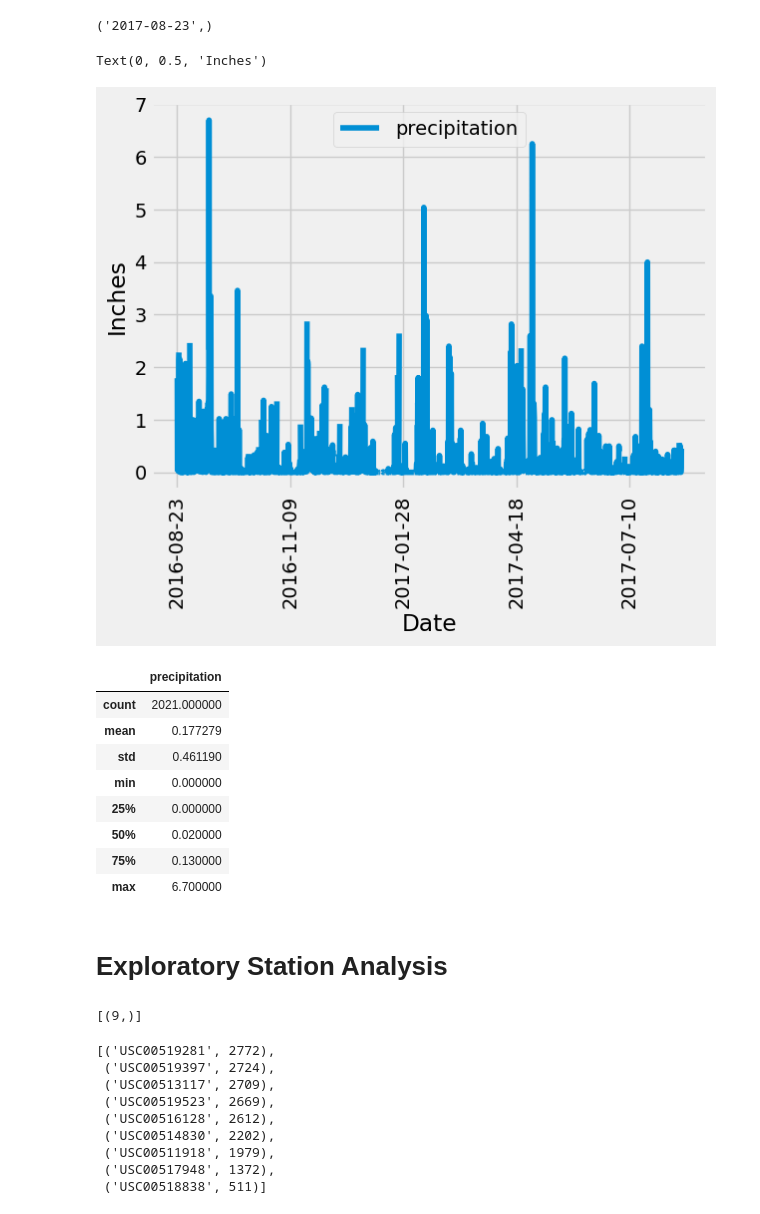
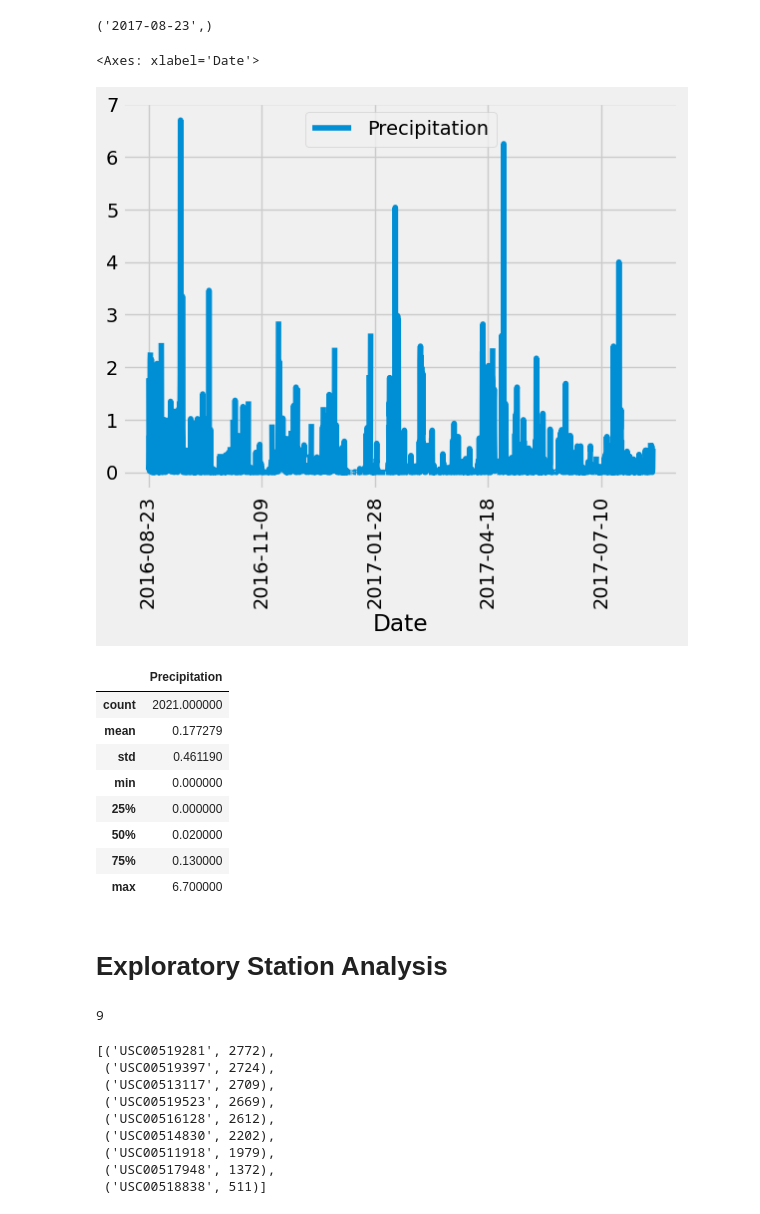
Before and after one commit to Lovepreet008/sqlalchemy-challenge, a Jupyter notebook: SurfsUp/climate_starter.ipynb, the cells around one changed output. Saved outputs shown, nothing was run; the diff lists cells and outputs as text; code cells hidden in the pictures.

```diff
--- a/SurfsUp/climate_starter.ipynb
+++ b/SurfsUp/climate_starter.ipynb
@@ -47,27 +47,38 @@ measure
 # %%
 # Design a query to retrieve the last 12 months of precipitation data and plot the results.
 # Starting from the most recent data point in the database.
 
+
+
 # Calculate the date one year from the last date in data set.
 
+year_range = dt.date(2017, 8, 23) - dt.timedelta(days=365)
 
 # Perform a query to retrieve the data and precipitation scores
+query = session.query(Measurement.date, Measurement.prcp).\
+                            filter(Measurement.date >= year_range).all()
 
 
 # Save the query results as a Pandas DataFrame. Explicitly set the column names
+df=pd.DataFrame(query)
+
+df=df.rename(columns={ 'date': 'Date', 'prcp': 'Precipitation'})
+
+# Sort the dataframe by date
+sorted_df=df.sort_values('Date')
 
 
-# Sort the dataframe by date
-
-
-# Use Pandas Plotting with Matplotlib to plot the data
+sorted_df.plot('Date', 'Precipitation', rot=90)
 # %% [output]
-Text(0, 0.5, 'Inches')
+<Axes: xlabel='Date'>
-[figure, old version]
+[figure, new version]
 # %%
 # Use Pandas to calculate the summary statistics for the precipitation data
+summary=sorted_df['Precipitation'].describe()
+summary_df = pd.DataFrame(summary, columns=["Precipitation"])
+summary_df
 # %% [output]
-|  | precipitation |
+|  | Precipitation |
 | count | 2021.000000 |
 | mean | 0.177279 |
 | std | 0.461190 |
@@ -80,8 +91,10 @@ Text(0, 0.5, 'Inches')
 # Exploratory Station Analysis
 # %%
 # Design a query to calculate the total number of stations in the dataset
+no_of_station= session.query(Measurement.station).distinct().count()
+no_of_station
 # %% [output]
-[(9,)]
+9
 # %%
 # Design a query to find the most active stations (i.e. which stations have the most rows?)
 # List the stations and their counts in descending order.
```
Also changed, not shown: parts of 6 cells of this notebook, 2 other files.
